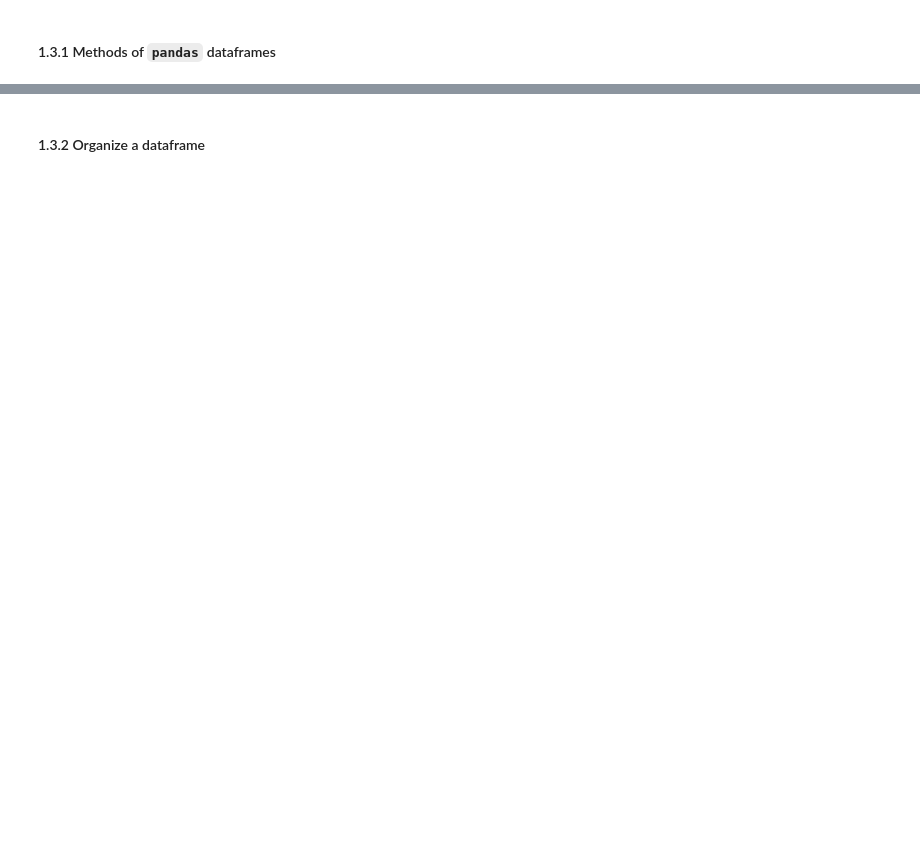
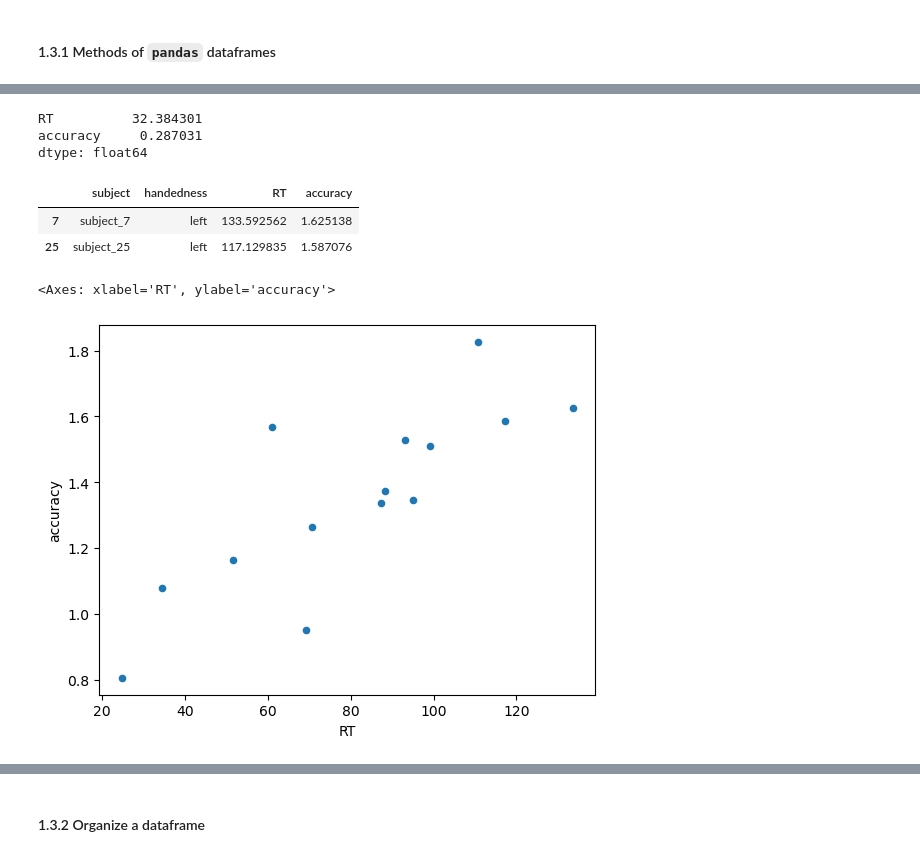
Before and after one commit to vigji/python-cimec-2025, a Jupyter notebook: practicals/Practicals_1.3.ipynb, the cells around one changed output, grey strips where cells are left out. Drawn from its saved outputs; the diff is of its cells as text; code cells hidden in the pictures; blank space fills up the shorter version.

```diff
--- a/practicals/Practicals_1.3.ipynb
+++ b/practicals/Practicals_1.3.ipynb
@@ -34,3 +79,12 @@ float_data = [0.1, 0.2, 0.3, 0.4, 0.5, 0.6]
 # Now, reorganize the data in a list of dictionaries
 # (one for every row: {string_data: 'cabbage', int_data: 1, float_data: 0.1}, etc. Do it using a for loop, and ideally use zip)
 # and from it define a new DataFrame:
+
+list_of_dicts = []
+
+for s, i, f in zip(string_data, int_data, float_data):
+    list_of_dicts.append(dict(string_data=s, int_data=i, float_data=f))
+
+print(list_of_dicts)
+
+df = pd.DataFrame(list_of_dicts)
@@ -120,11 +219,30 @@ df.head()
 # %%
 # Compute the mean and standard deviation of the RT and accuracy across the dataset:
+df[["RT", "accuracy"]].mean()
+df[["RT", "accuracy"]].std()
+# %% [output]
+RT          32.384301
+accuracy     0.287031
+dtype: float64
 # %%
 # Use indexing to select the RT of the left-handed subjects, and compute its 90% percentile:
+
+lh_df = df[df["handedness"] == "left"]
 # %%
 # Now use the percentile to select the accuracy for left-handed subjects with RT above the 90% percentile:
+
+lh_df[lh_df["RT"] > lh_df["RT"].quantile(.9)]
+# %% [output]
+|  | subject | handedness | RT | accuracy |
+| 7 | subject_7 | left | 133.592562 | 1.625138 |
+| 25 | subject_25 | left | 117.129835 | 1.587076 |
 # %%
 # Create a scatter plot of RT vs accuracy for the right-handed subjects:
+
+lh_df.plot(kind="scatter", x="RT", y="accuracy")
+# %% [output]
+<Axes: xlabel='RT', ylabel='accuracy'>
+[figure, added]
 # %%
 # Take the meteo dataset using the function below
 def get_meteo_dataset():
```
Also changed, not shown: parts of 13 cells of this notebook, 1 other file.
